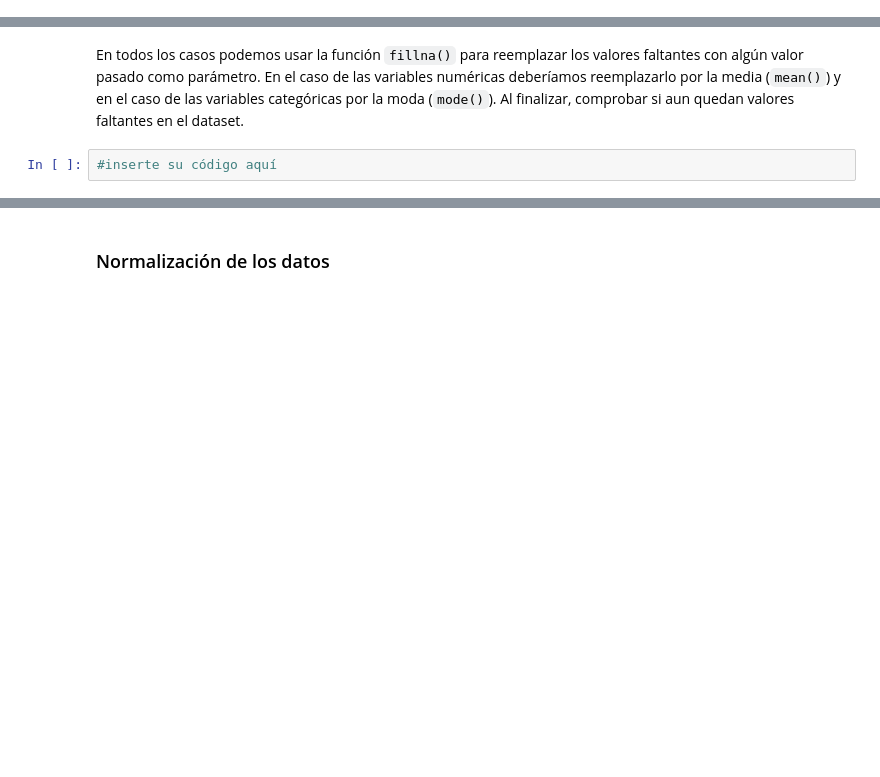
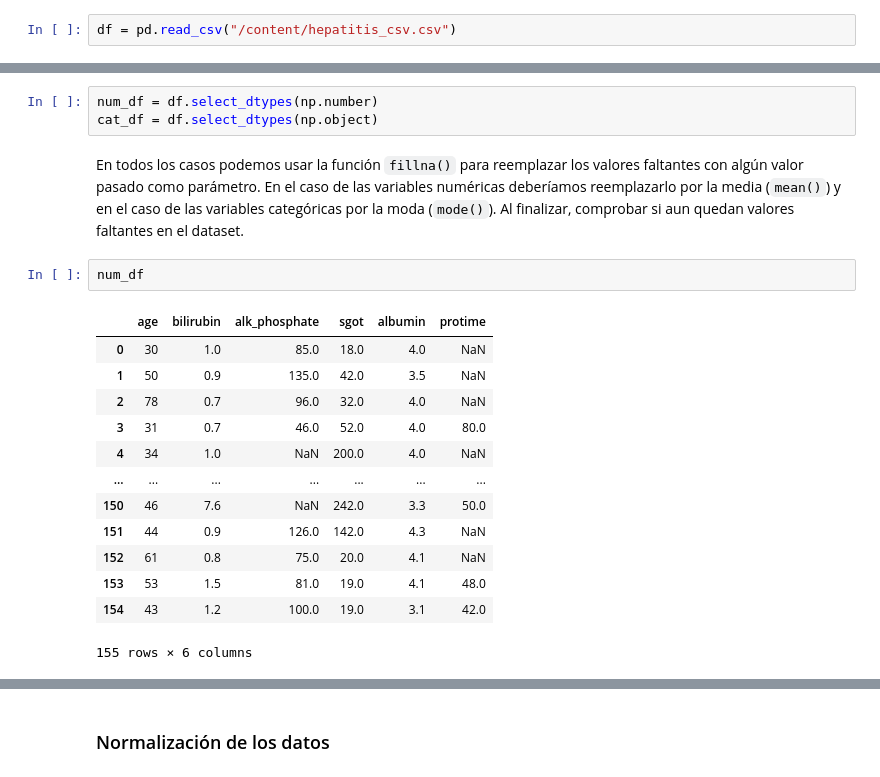
Before and after one commit to fpaludi/DeepLearningDatitos, a Jupyter notebook: TP!_IntroPandasTorch.ipynb, the cells around one changed output, grey strips where cells are left out. Cells and saved outputs as stored; diff of their text form; blank space fills up the shorter version.

```diff
--- a/TP!_IntroPandasTorch.ipynb
+++ b/TP!_IntroPandasTorch.ipynb
@@ -35,3 +37,5 @@ df = #inserte su código aquí
+# %%
+df = pd.read_csv("/content/hepatitis_csv.csv")
 # %% [markdown]
 Observamos que el dataset presenta algunos problemas. Por ejemplo, el valor de la columna `albumin` no está disponible para todas las filas. En algunos casos presenta el valor NaN, lo que significa que falta el valor.
 
@@ -86,4 +162,21 @@ Usando la función `select_dtypes()` podemos generar una lista que contenga los
+# %%
+num_df = df.select_dtypes(np.number)
+cat_df = df.select_dtypes(np.object)
 # %% [markdown]
 En todos los casos podemos usar la función `fillna()` para reemplazar los valores faltantes con algún valor pasado como parámetro. En el caso de las variables numéricas deberíamos reemplazarlo por la media (`mean()`) y en el caso de las variables categóricas por la moda (`mode()`). Al finalizar, comprobar si aun quedan valores faltantes en el dataset.
-# %%
-#inserte su código aquí
+# %%
+num_df
+# %% [output]
+|  | age | bilirubin | alk_phosphate | sgot | albumin | protime |
+| 0 | 30 | 1.0 | 85.0 | 18.0 | 4.0 | NaN |
+| 1 | 50 | 0.9 | 135.0 | 42.0 | 3.5 | NaN |
+| 2 | 78 | 0.7 | 96.0 | 32.0 | 4.0 | NaN |
+| 3 | 31 | 0.7 | 46.0 | 52.0 | 4.0 | 80.0 |
+| 4 | 34 | 1.0 | NaN | 200.0 | 4.0 | NaN |
+| ... | ... | ... | ... | ... | ... | ... |
+| 150 | 46 | 7.6 | NaN | 242.0 | 3.3 | 50.0 |
+| 151 | 44 | 0.9 | 126.0 | 142.0 | 4.3 | NaN |
+| 152 | 61 | 0.8 | 75.0 | 20.0 | 4.1 | NaN |
+| 153 | 53 | 1.5 | 81.0 | 19.0 | 4.1 | 48.0 |
+| 154 | 43 | 1.2 | 100.0 | 19.0 | 3.1 | 42.0 |
+155 rows × 6 columns
```
Also changed, not shown: parts of 33 cells of this notebook.
